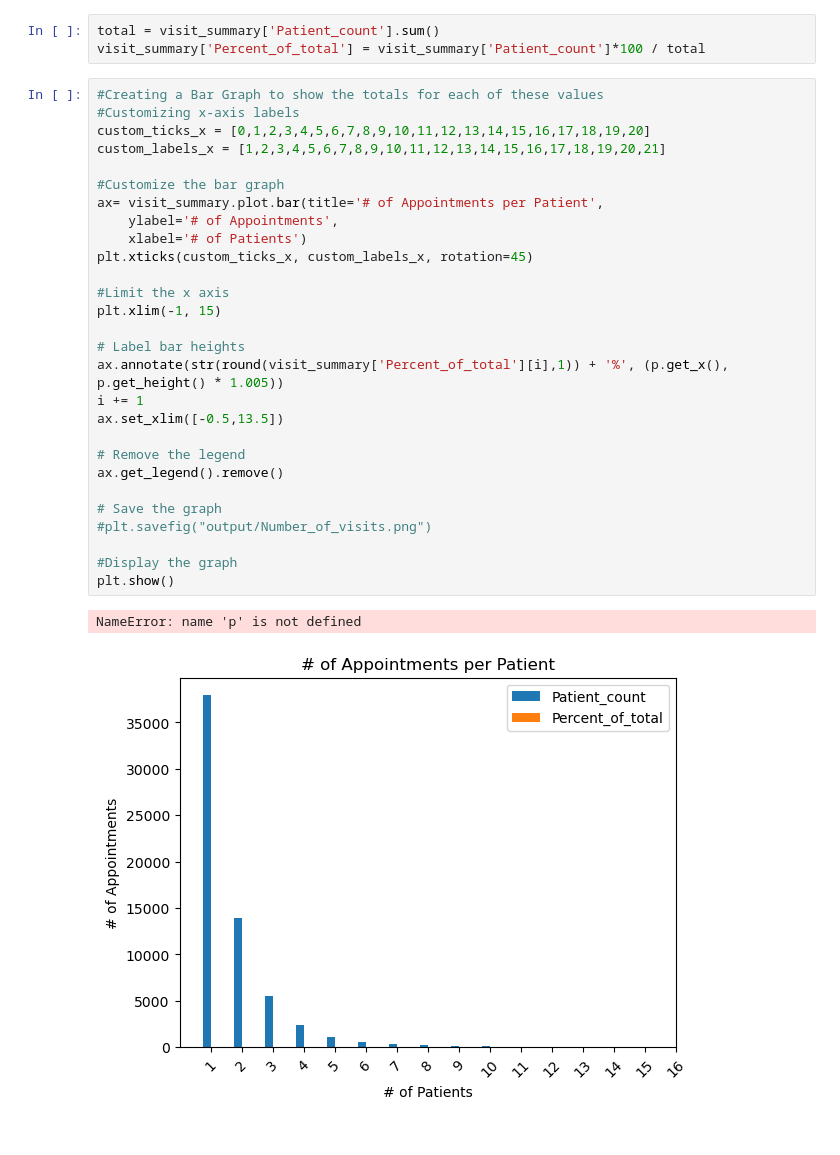
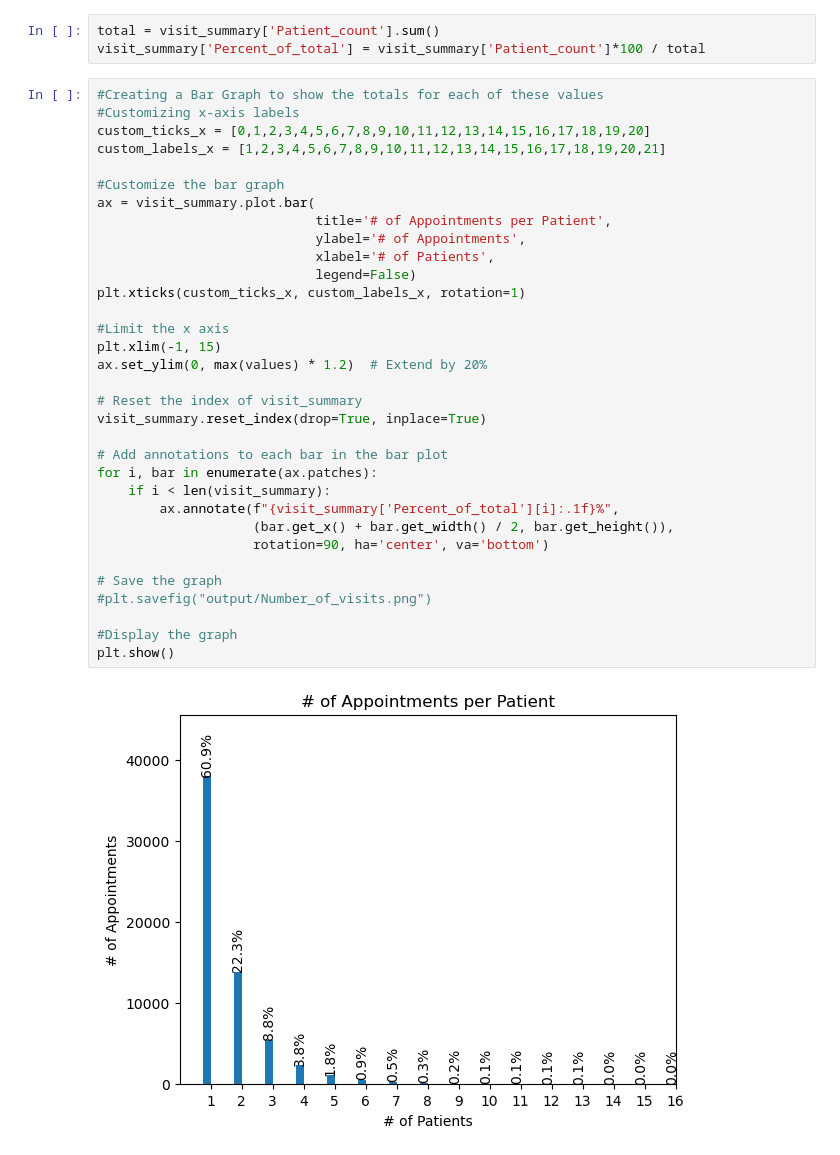
Before and after one commit to Omeagon/Project1, a Jupyter notebook: SMS.ipynb, the cells around one changed output. Drawn from its saved outputs; the diff is of its cells as text.

```diff
--- a/SMS.ipynb
+++ b/SMS.ipynb
@@ -168,34 +168,38 @@ visit_summary['Percent_of_total'] = visit_summary['Patient_count']*100 / total
 # %%
 #Creating a Bar Graph to show the totals for each of these values
 #Customizing x-axis labels
 custom_ticks_x = [0,1,2,3,4,5,6,7,8,9,10,11,12,13,14,15,16,17,18,19,20]
 custom_labels_x = [1,2,3,4,5,6,7,8,9,10,11,12,13,14,15,16,17,18,19,20,21]
 
 #Customize the bar graph
-ax= visit_summary.plot.bar(title='# of Appointments per Patient',
-    ylabel='# of Appointments',
-    xlabel='# of Patients')
-plt.xticks(custom_ticks_x, custom_labels_x, rotation=45)
+ax = visit_summary.plot.bar(
+                            title='# of Appointments per Patient',
+                            ylabel='# of Appointments',
+                            xlabel='# of Patients',
+                            legend=False)
+plt.xticks(custom_ticks_x, custom_labels_x, rotation=1)
 
 #Limit the x axis
 plt.xlim(-1, 15)
+ax.set_ylim(0, max(values) * 1.2)  # Extend by 20%
 
-# Label bar heights
-ax.annotate(str(round(visit_summary['Percent_of_total'][i],1)) + '%', (p.get_x(), p.get_height() * 1.005))
-i += 1
-ax.set_xlim([-0.5,13.5])
+# Reset the index of visit_summary
+visit_summary.reset_index(drop=True, inplace=True)
 
-# Remove the legend
-ax.get_legend().remove()
+# Add annotations to each bar in the bar plot
+for i, bar in enumerate(ax.patches):
+    if i < len(visit_summary):
+        ax.annotate(f"{visit_summary['Percent_of_total'][i]:.1f}%",
+                    (bar.get_x() + bar.get_width() / 2, bar.get_height()),
+                    rotation=90, ha='center', va='bottom')
 
 # Save the graph
 #plt.savefig("output/Number_of_visits.png")
 
 #Display the graph
 plt.show()
 # %% [output]
-NameError: name 'p' is not defined
-[figure, old version]
+[figure, new version]
 # %%
 # Graph the number if visits that patients had in 2016
 categories = visit_summary.index
```
Also changed, not shown: parts of 1 cell of this notebook.
